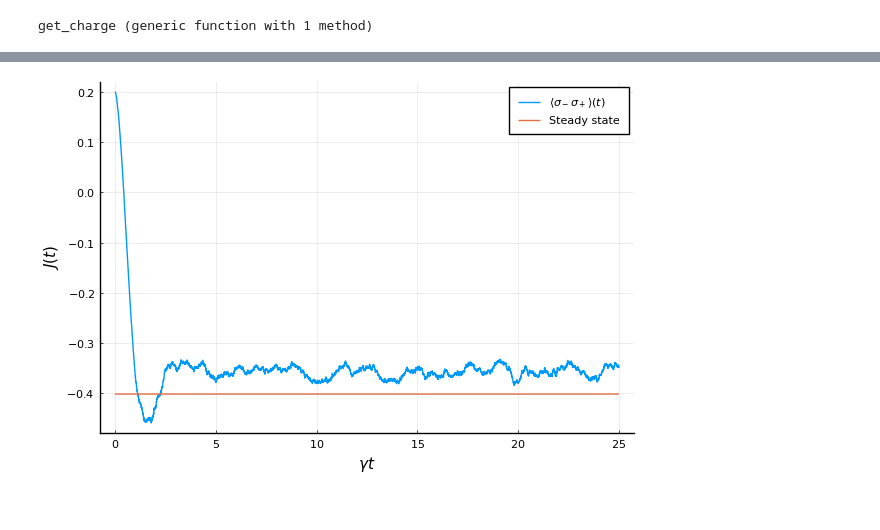
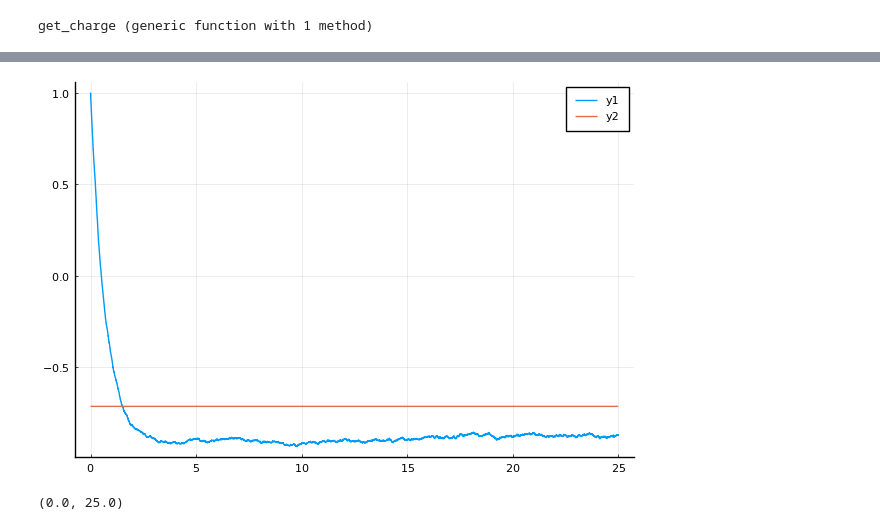
Before and after one commit to Ste1nb0cK/QuTaM.jl, a Jupyter notebook: notebooks/drive_qubit.ipynb, the cells around one changed output, grey strips where cells are left out. Saved outputs shown, nothing was run; the diff lists cells and outputs as text; code cells hidden in the pictures.

```diff
--- a/notebooks/drive_qubit.ipynb
+++ b/notebooks/drive_qubit.ipynb
@@ -22,9 +26,9 @@ using LinearAlgebra, QuTaM, Plots, LaTeXStrings, Statistics
 # %%
 ########################## INITIALIZATION
 # Define the hamiltonian
-delta = 0 # Constant following Landi figure 7
+delta = 1 # Constant following Landi figure 7
 gamma = 1
-omega = gamma
+omega = 0
 nbar = 0.2
 H = 0.5*delta * QuTaM.sigma_z + omega*QuTaM.sigma_x
 # Define the jump operators
@@ -32,7 +36,7 @@ L1 = gamma*(nbar+1)*QuTaM.sigma_m
 L2 = gamma*(nbar)*QuTaM.sigma_p
 # Define the system
 psi0 = zeros(ComplexF64, 2)
-psi0[1] = 1
+psi0[2] = 1
 sys = System(H, [L1, L2])
 params = SimulParameters(psi0,
     25.0, # Final time. Set very long so that all trajectories jump
@@ -80,12 +84,14 @@ $$ J_s(t) = -\frac{\gamma\Omega^2}{\Delta^2+2\Omega^2+ \gamma^2(\bar{N}+\frac{1}
 # Evaluate the occupation number of the excited state
 sample_occupation_e = zeros(Float64, ntimes,  params.ntraj)
 sample_occupation_g = zeros(Float64, ntimes,  params.ntraj)
+sample_sigma_z = zeros(Float64, ntimes,  params.ntraj)
 number_e = QuTaM.sigma_p * QuTaM.sigma_m
 number_g = QuTaM.sigma_m * QuTaM.sigma_p
 for k in 1:params.ntraj
     for tn in 1:ntimes
         sample_occupation_e[tn, k] = dot(sample_states[tn, :, k], number_e * sample_states[tn, :, k])
         sample_occupation_g[tn, k] = dot(sample_states[tn, :, k], number_g * sample_states[tn, :, k])
+        sample_sigma_z[tn, k] = dot(sample_states[tn, :, k], QuTaM.sigma_z * sample_states[tn, :, k])
     end
 end
 # %%
@@ -182,12 +188,13 @@ plot(p, charge_plot ,current_plot, layout=(3,1), size=(1000, 600), tickfont=font
 # %%
 excited_population = dropdims(mean(sample_occupation_e, dims=2), dims=2)
 ground_population = dropdims(mean(sample_occupation_g, dims=2), dims=2)
-
+sz = dropdims(mean(sample_sigma_z, dims=2), dims=2)
 average_current = gamma*nbar*ground_population - gamma*(nbar+1)*excited_population
-
-jsteady = -gamma*omega^2/(delta^2+2*omega^2 + gamma^2*(nbar+0.5)^2)
-
-plot(t, average_current, label= L"\langle\sigma_-\sigma_+\rangle(t)", xlabel=L"\gamma t", ylabel=L"J(t)")
-plot!(t, ones(Float64, ntimes) * jsteady, label="Steady state")
+plot(t, sz)
+plot!(t, -1/(1+2*nbar)*ones(Float64, ntimes))
 # %% [output]
-[figure, old version]
+[figure, new version]
+# %%
+extrema(t)
+# %% [output]
+(0.0, 25.0)
```
Also changed, not shown: parts of 6 cells of this notebook, 7 other files.
